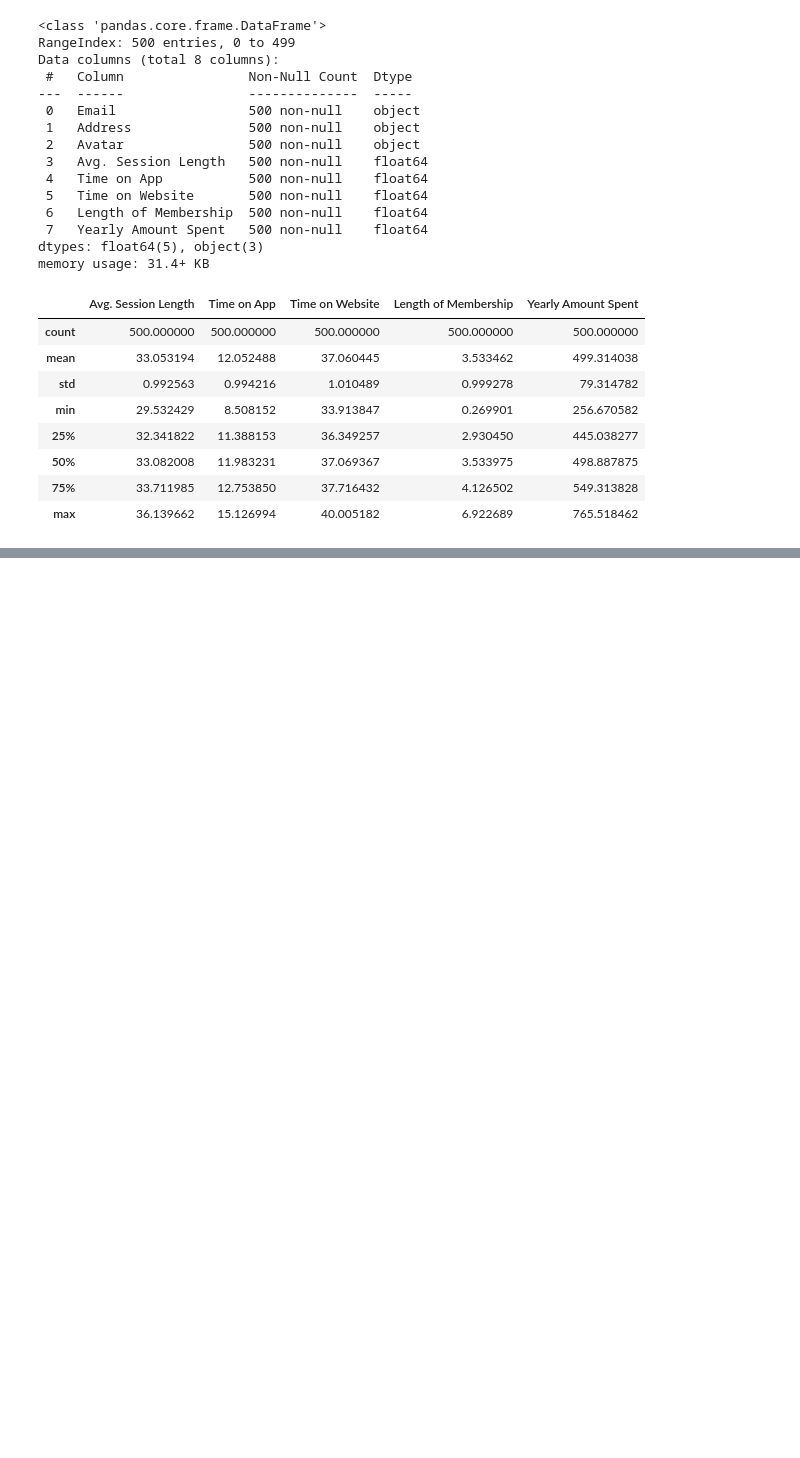
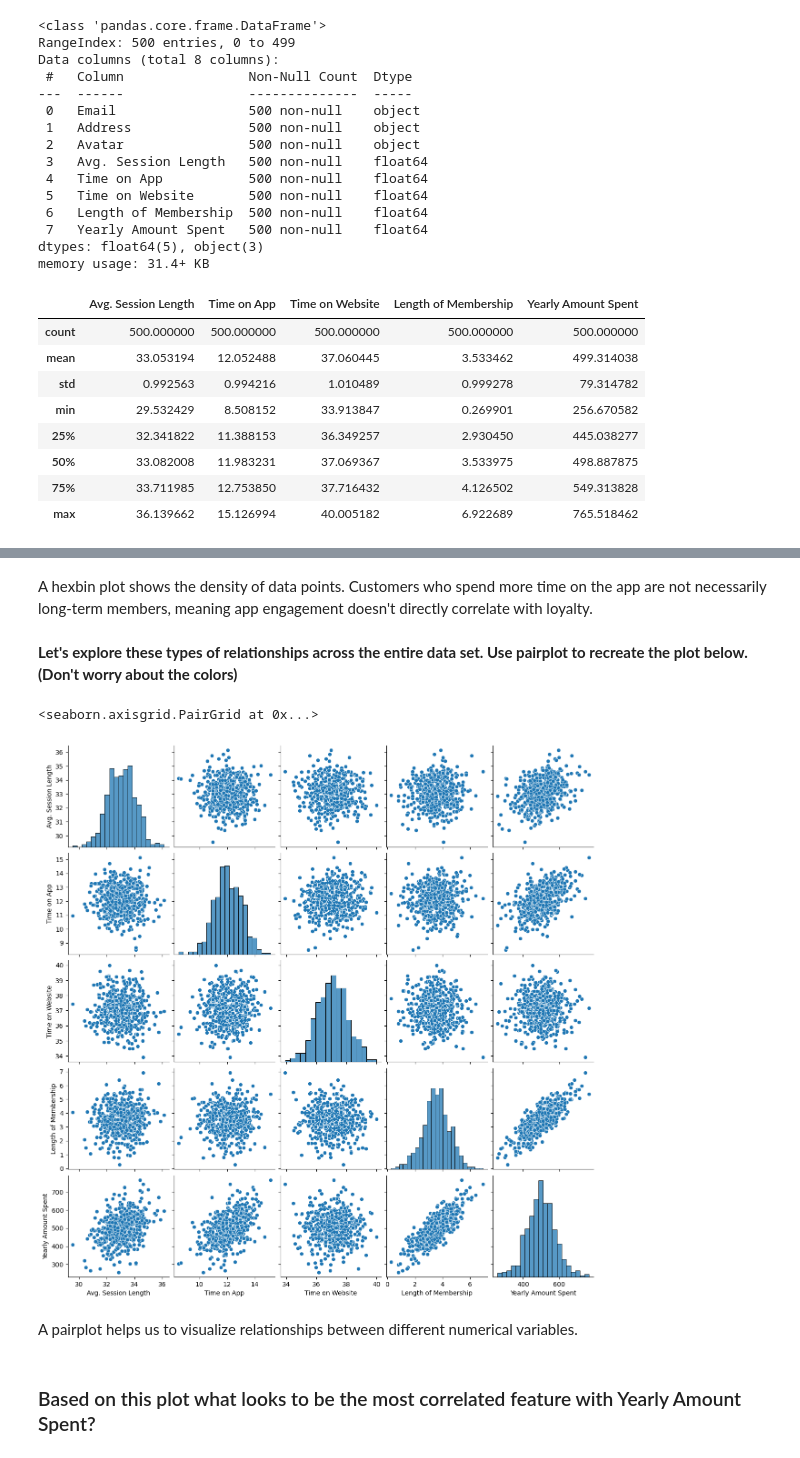
Before and after one commit to ranjansinghds/linear-regression-project-SL, a Jupyter notebook: linear_regression_project.ipynb, the cells around one changed output, grey strips where cells are left out. Cells and saved outputs as stored; diff of their text form; code cells hidden in the pictures; blank space fills up the shorter version.

```diff
--- a/linear_regression_project.ipynb
+++ b/linear_regression_project.ipynb
@@ -84,0 +113,13 @@ customers.describe()
+# %% [markdown]
+A hexbin plot shows the density of data points. Customers who spend more time on the app are not necessarily long-term members, meaning app engagement doesn't directly correlate with loyalty.
+# %% [markdown]
+**Let's explore these types of relationships across the entire data set. Use pairplot to recreate the plot below.(Don't worry about the colors)**
+# %%
+sns.pairplot(data=customers)
+# %% [output]
+<seaborn.axisgrid.PairGrid at 0x...>
+[figure, added]
+# %% [markdown]
+A pairplot helps us to visualize relationships between different numerical variables.
+# %% [markdown]
+### Based on this plot what looks to be the most correlated feature with Yearly Amount Spent?
```
Also changed, not shown: parts of 15 cells of this notebook.
